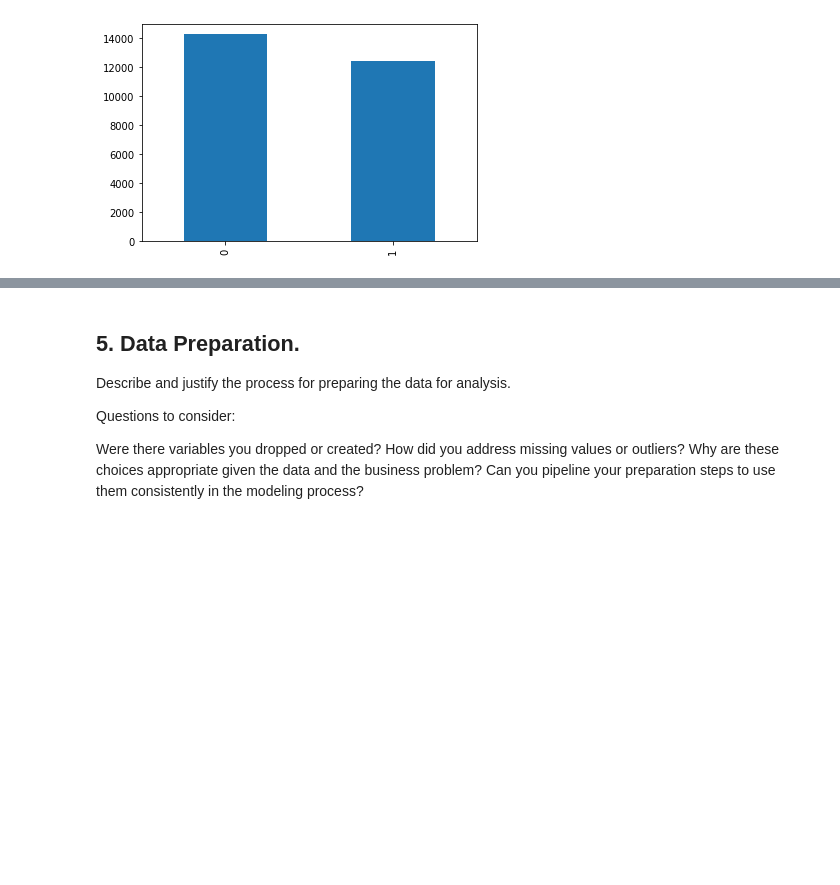
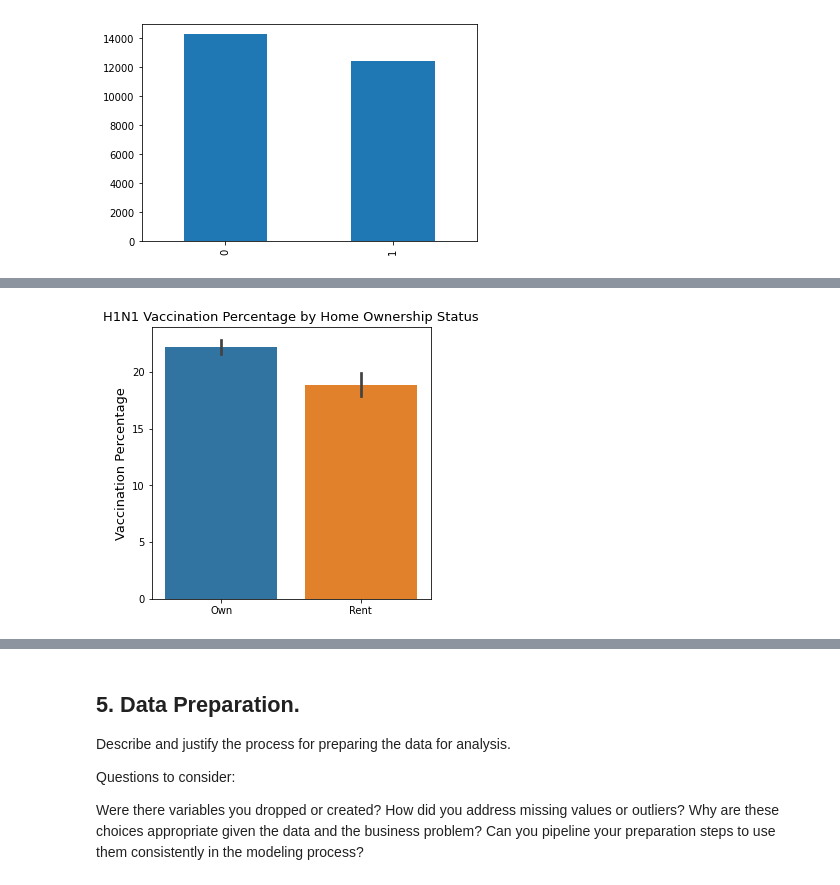
Before and after one commit to PETERNJUGU4/Njugu_Phase_3_Project, a Jupyter notebook: index.ipynb, the cells around one changed output, grey strips where cells are left out. Saved outputs shown, nothing was run; the diff lists cells and outputs as text; code cells hidden in the pictures; blank space fills up the shorter version.

```diff
--- a/index.ipynb
+++ b/index.ipynb
@@ -393,0 +387,10 @@ plt.tight_layout();
+# %%
+# Setting the size of the plot
+plt.figure(figsize = (5,5))
+# graph for home ownership status
+home = sns.barplot(x=df['rent_or_own'], y=df['h1n1_vaccine']*100)
+home.set_xlabel('')
+home.set_ylabel('Vaccination Percentage', fontsize=13)
+home.set_title('H1N1 Vaccination Percentage by Home Ownership Status', fontsize=13);
+# %% [output]
+[figure, added]
```
Also changed, not shown: parts of 16 cells of this notebook.
